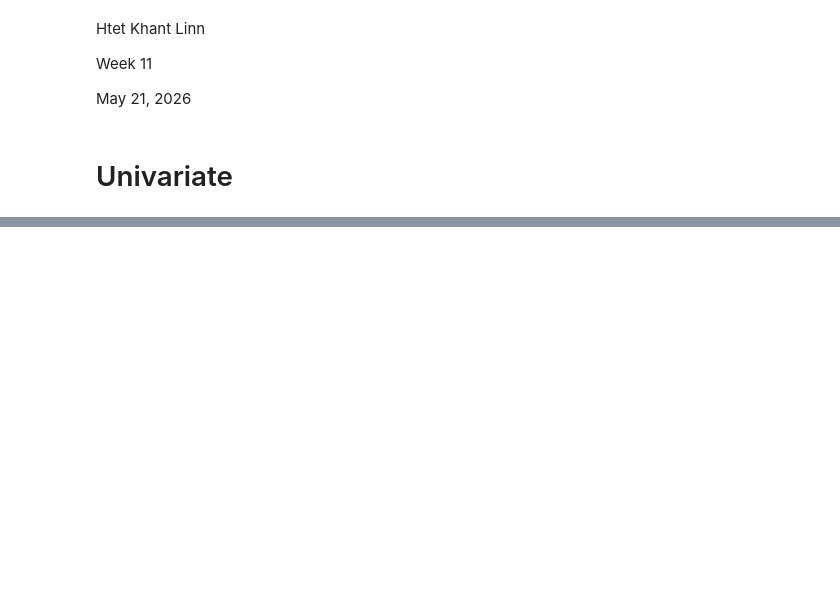
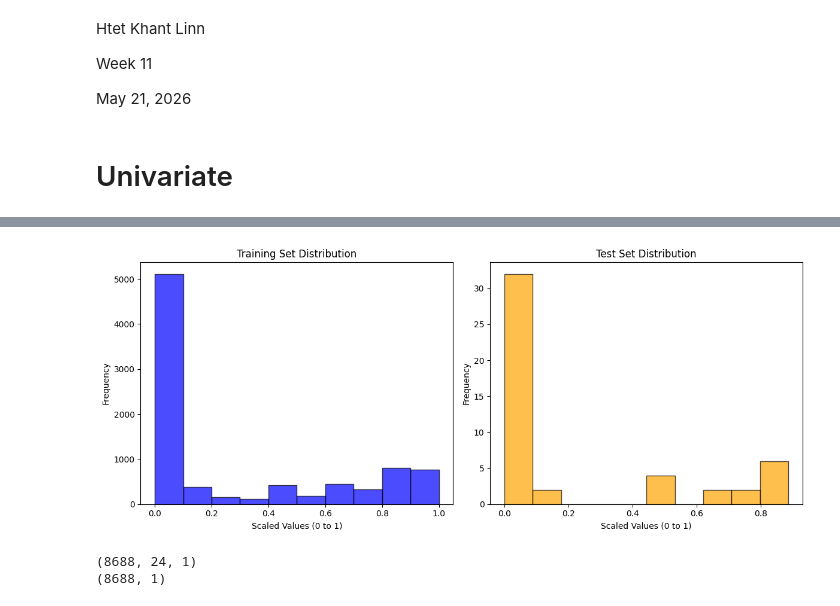
Before and after one commit to Htet-Khant-Linn/STAT_303_-Time_Series_Analysis, a Jupyter notebook: In-Class Exercise/Week_11/2026-05-21_LSTM_Univariate_Multivariate.ipynb, the cells around one changed output, grey strips where cells are left out. Cells and saved outputs as stored; diff of their text form; code cells hidden in the pictures; blank space fills up the shorter version.

```diff
--- a/In-Class Exercise/Week_11/2026-05-21_LSTM_Univariate_Multivariate.ipynb
+++ b/In-Class Exercise/Week_11/2026-05-21_LSTM_Univariate_Multivariate.ipynb
@@ -56,0 +65,41 @@ window_size = 24
+# %%
+from sklearn.preprocessing import MinMaxScaler
+
+sc = MinMaxScaler(feature_range=(0,1))
+
+training_set_scaled = sc.fit_transform(training_set)
+test_set_scaled = sc.transform(test_set)
+
+fig, axes = plt.subplots(nrows=1, ncols=2, figsize=(12, 5))
+axes[0].hist(training_set_scaled, color = 'blue', edgecolor = 'black', alpha=0.7)
+axes[0].set_title("Training Set Distribution")
+axes[0].set_xlabel('Scaled Values (0 to 1)')
+axes[0].set_ylabel('Frequency')
+
+
+axes[1].hist(test_set_scaled, color = 'orange', edgecolor = 'black', alpha=0.7)
+axes[1].set_title("Test Set Distribution")
+axes[1].set_xlabel('Scaled Values (0 to 1)')
+axes[1].set_ylabel('Frequency')
+
+plt.tight_layout()
+plt.show()
+# %% [output]
+[figure, added]
+# %%
+X_train = []
+y_train = []
+window_size = 24
+
+for i in range(len(training_set_scaled) - window_size):
+    X_train.append(training_set_scaled[i: i+window_size])
+    y_train.append(training_set_scaled[i+window_size])
+
+X_train = np.array(X_train)
+y_train = np.array(y_train)
+
+print(X_train.shape)
+print(y_train.shape)
+# %% [output]
+(8688, 24, 1)
+(8688, 1)
```
Also changed, not shown: parts of 14 cells of this notebook.
